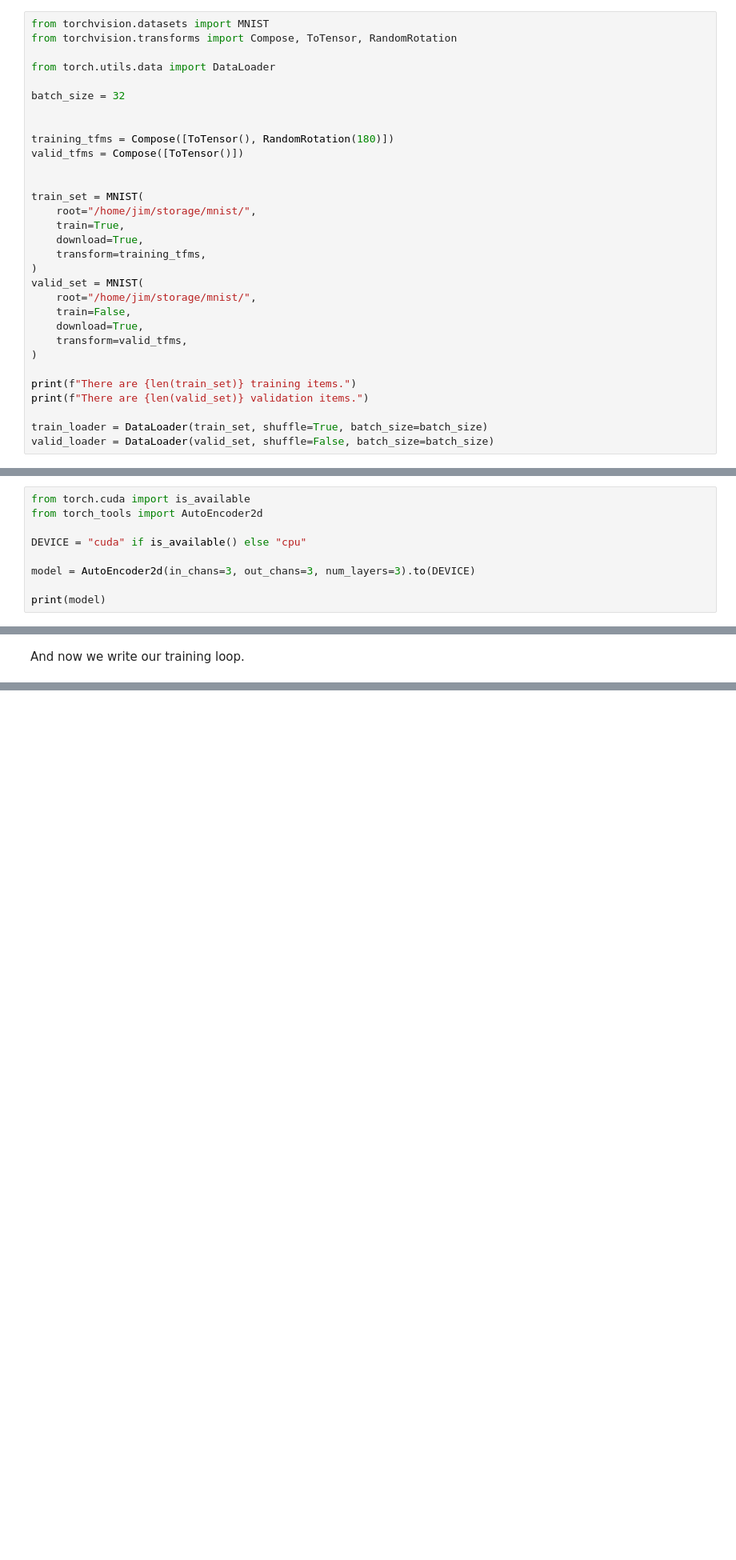
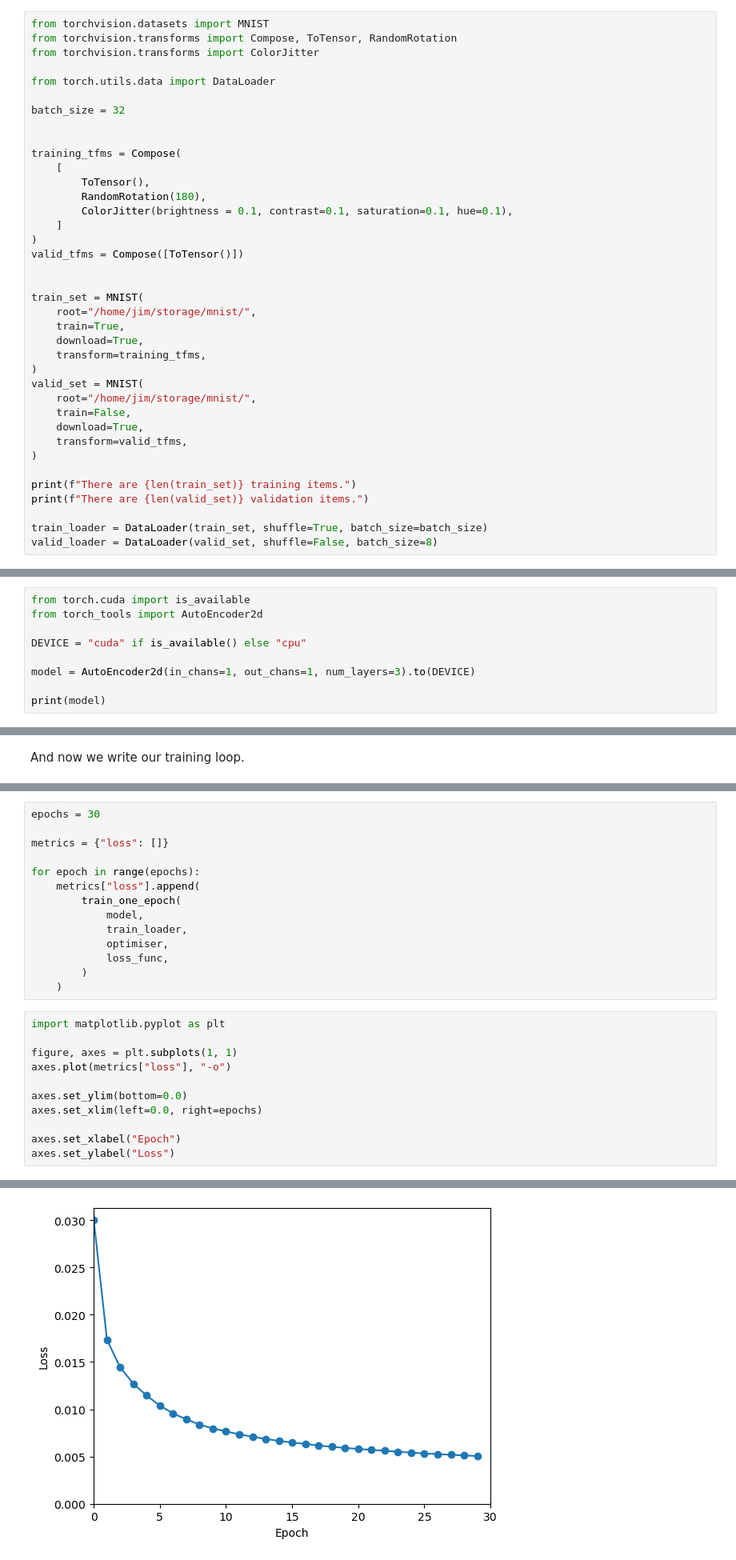
Before and after one commit to jdenholm/TorchTools, a Jupyter notebook: demos/autoencoder-demo.ipynb, the cells around one changed output, grey strips where cells are left out. Shown at 80% size. Cells and saved outputs as stored; diff of their text form; blank space fills up the shorter version.

```diff
--- a/demos/autoencoder-demo.ipynb
+++ b/demos/autoencoder-demo.ipynb
@@ -5,13 +5,20 @@ To demonstrate ``torch_tools.AutoEncoder2d``, we use it to encode and decode MNI
 # %%
 from torchvision.datasets import MNIST
 from torchvision.transforms import Compose, ToTensor, RandomRotation
+from torchvision.transforms import ColorJitter
 
 from torch.utils.data import DataLoader
 
 batch_size = 32
 
 
-training_tfms = Compose([ToTensor(), RandomRotation(180)])
+training_tfms = Compose(
+    [
+        ToTensor(),
+        RandomRotation(180),
+        ColorJitter(brightness = 0.1, contrast=0.1, saturation=0.1, hue=0.1),
+    ]
+)
 valid_tfms = Compose([ToTensor()])
 
 
@@ -32,7 +39,7 @@ print(f"There are {len(train_set)} training items.")
 print(f"There are {len(valid_set)} validation items.")
 
 train_loader = DataLoader(train_set, shuffle=True, batch_size=batch_size)
-valid_loader = DataLoader(valid_set, shuffle=False, batch_size=batch_size)
+valid_loader = DataLoader(valid_set, shuffle=False, batch_size=8)
 # %% [output]
 There are 60000 training items.
 There are 10000 validation items.
@@ -44,7 +51,7 @@ from torch_tools import AutoEncoder2d
 
 DEVICE = "cuda" if is_available() else "cpu"
 
-model = AutoEncoder2d(in_chans=3, out_chans=3, num_layers=3).to(DEVICE)
+model = AutoEncoder2d(in_chans=1, out_chans=1, num_layers=3).to(DEVICE)
 
 print(model)
 # %% [output]
@@ -125,0 +134,26 @@ def train_one_epoch(
+# %%
+epochs = 30
+
+metrics = {"loss": []}
+
+for epoch in range(epochs):
+    metrics["loss"].append(
+        train_one_epoch(
+            model,
+            train_loader,
+            optimiser,
+            loss_func,
+        )
+    )
+# %%
+import matplotlib.pyplot as plt
+
+figure, axes = plt.subplots(1, 1)
+axes.plot(metrics["loss"], "-o")
+
+axes.set_ylim(bottom=0.0)
+axes.set_xlim(left=0.0, right=epochs)
+
+axes.set_xlabel("Epoch")
+axes.set_ylabel("Loss")
+# %% [output]
@@ -125,0 +161 @@ def train_one_epoch(
+[figure, added]
```
Also changed, not shown: parts of 6 cells of this notebook.
